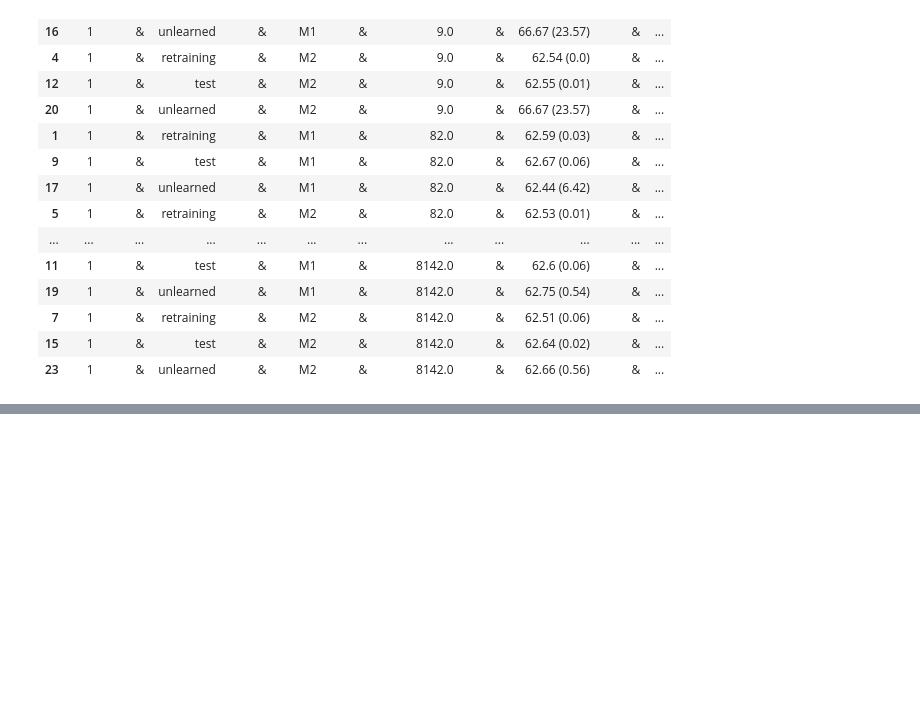
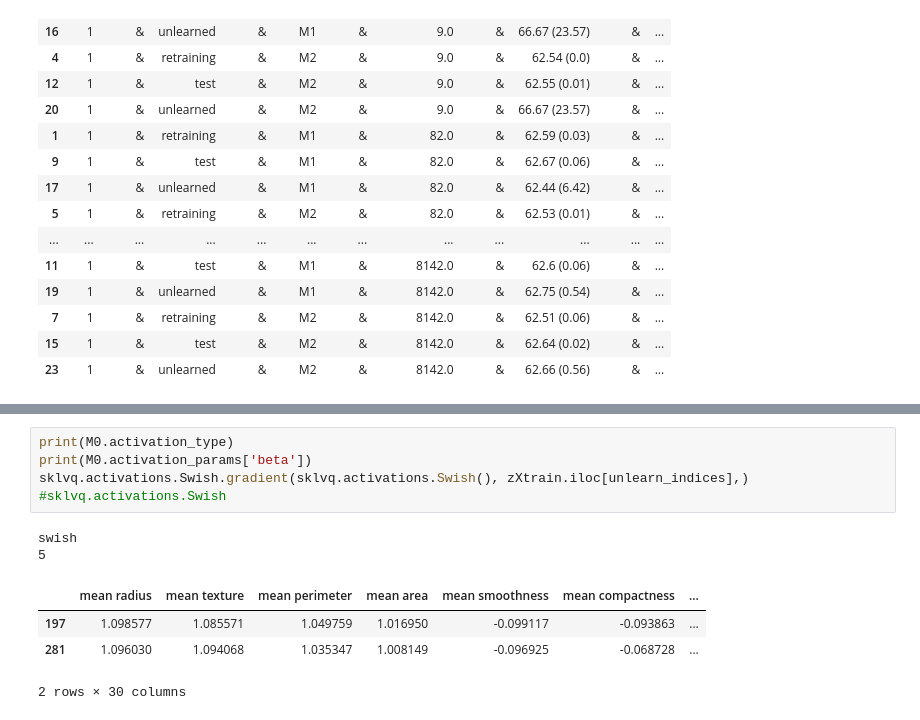
Before and after one commit to SrGh31/unlearn-lvq, a Jupyter notebook: notebooks/pred_analysis_visuals.ipynb, the cells around one changed output, grey strips where cells are left out. Drawn from its saved outputs; the diff is of its cells as text; blank space fills up the shorter version.

Commit message:
activation function grad multiplied

```diff
--- a/notebooks/pred_analysis_visuals.ipynb
+++ b/notebooks/pred_analysis_visuals.ipynb
@@ -526,3 +515,15 @@ ax.grid(True)
+# %%
+print(M0.activation_type)
+print(M0.activation_params['beta'])
+sklvq.activations.Swish.gradient(sklvq.activations.Swish(), zXtrain.iloc[unlearn_indices],)
+#sklvq.activations.Swish
+# %% [output]
+swish
+5
+|  | mean radius | mean texture | mean perimeter | mean area | mean smoothness | mean compactness | ... |
+| 197 | 1.098577 | 1.085571 | 1.049759 | 1.016950 | -0.099117 | -0.093863 | ... |
+| 281 | 1.096030 | 1.094068 | 1.035347 | 1.008149 | -0.096925 | -0.068728 | ... |
+2 rows × 30 columns
 # %%
 sys.path.append('/'.join(parts[:5])+'/common_utils/')
 from partial_data_TSNE import *
```
Also changed, not shown: parts of 12 cells of this notebook, 7 other files.
